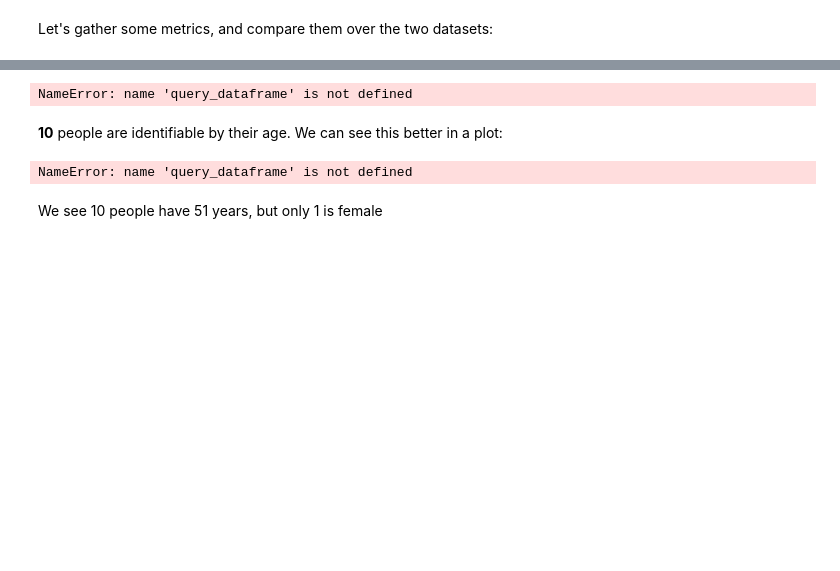
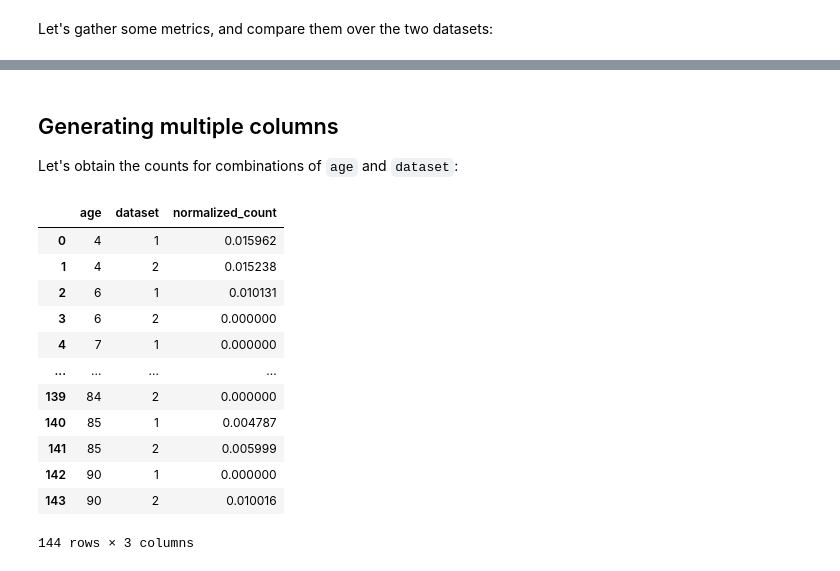
Before and after one commit to alan-turing-institute/sqlsynthgen-health-demo, a Jupyter notebook: ipynb/sqlsynthgen-healthcare-demo.ipynb, the cells around one changed output, grey strips where cells are left out. Cells and saved outputs as stored; diff of their text form; code cells hidden in the pictures; blank space fills up the shorter version.

```diff
--- a/ipynb/sqlsynthgen-healthcare-demo.ipynb
+++ b/ipynb/sqlsynthgen-healthcare-demo.ipynb
@@ -482,18 +430,37 @@ Name: count, dtype: int64
-# %%
-with pd.option_context('display.max_rows', None,
-                       'display.max_columns', None,
-                       'display.precision', 3,):
-    print(query_dataframe[["age", "gender"]].value_counts())
-# %% [output]
-NameError: name 'query_dataframe' is not defined
-# %% [markdown]
-**10** people are identifiable by their age. We can see this better in a plot:
-# %%
-with pd.option_context('display.max_rows', None,
-                       'display.max_columns', None,
-                       'display.precision', 3,):
-    print(query_dataframe["age"].value_counts())
-# %% [output]
-NameError: name 'query_dataframe' is not defined
-# %% [markdown]
-We see 10 people have 51 years, but only 1 is female
+# %% [markdown]
+## Generating multiple columns
+
+Let's obtain the counts for combinations of `age` and `dataset`:
+# %%
+age_dataset_counts: pd.DataFrame = pd.crosstab(
+    patient_data["age"], patient_data["dataset"]
+)
+
+age_dataset_with_noise: pd.DataFrame = age_dataset_counts.applymap(
+    lambda age_dataset: healthcare_demo.add_laplace_noise(
+        age_dataset, count_sensitivity, privacy_budget, positive_only=True
+    )
+)
+
+
+age_dataset_with_noise: pd.DataFrame = age_dataset_with_noise.stack().reset_index()
+
+age_dataset_with_noise["normalized_count"] = healthcare_demo.normalise_series(
+    age_dataset_with_noise[0]
+)
+
+age_dataset_with_noise[["age", "dataset", "normalized_count"]]
+# %% [output]
+|  | age | dataset | normalized_count |
+| 0 | 4 | 1 | 0.015962 |
+| 1 | 4 | 2 | 0.015238 |
+| 2 | 6 | 1 | 0.010131 |
+| 3 | 6 | 2 | 0.000000 |
+| 4 | 7 | 1 | 0.000000 |
+| ... | ... | ... | ... |
+| 139 | 84 | 2 | 0.000000 |
+| 140 | 85 | 1 | 0.004787 |
+| 141 | 85 | 2 | 0.005999 |
+| 142 | 90 | 1 | 0.000000 |
+| 143 | 90 | 2 | 0.010016 |
+144 rows × 3 columns
```
Also changed, not shown: parts of 17 cells of this notebook.
